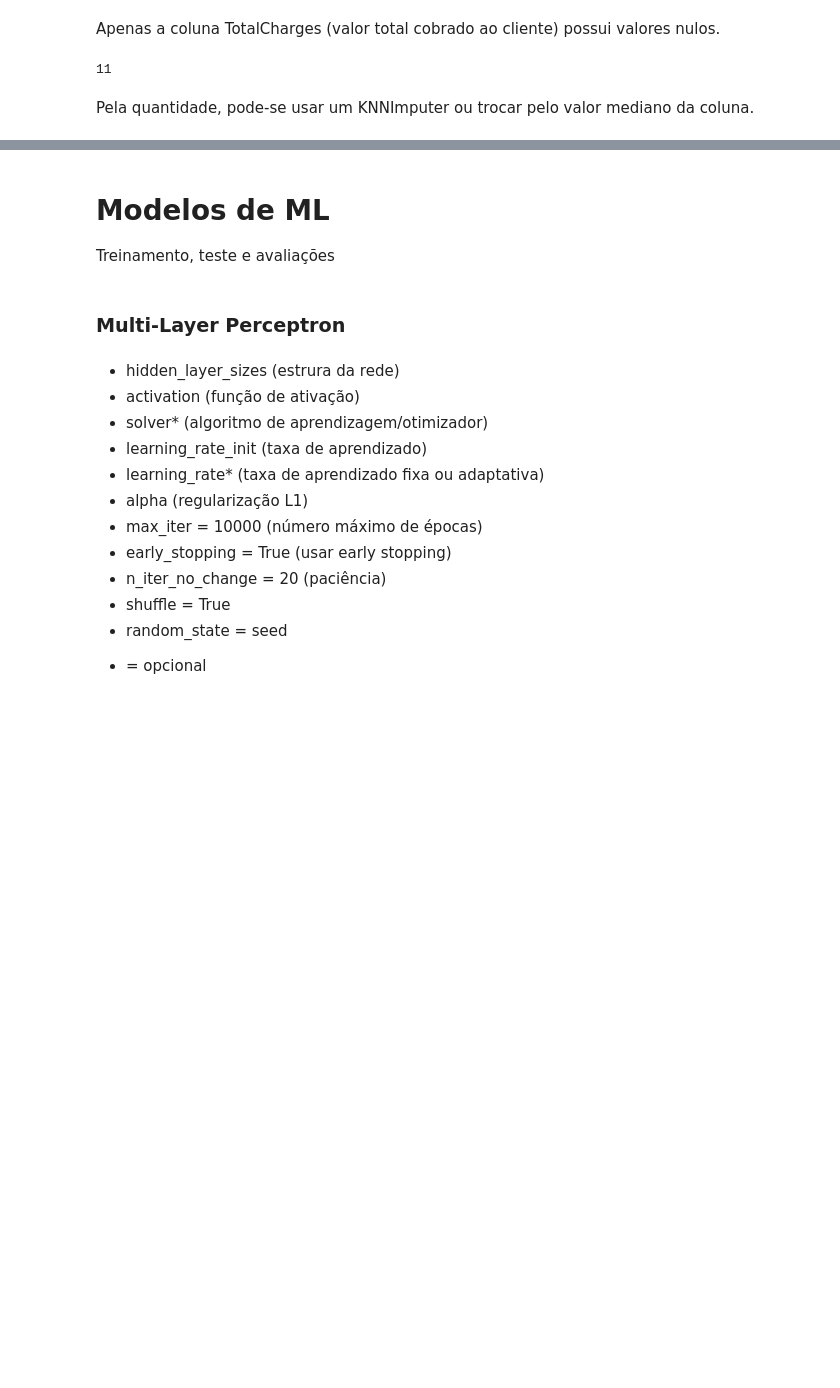
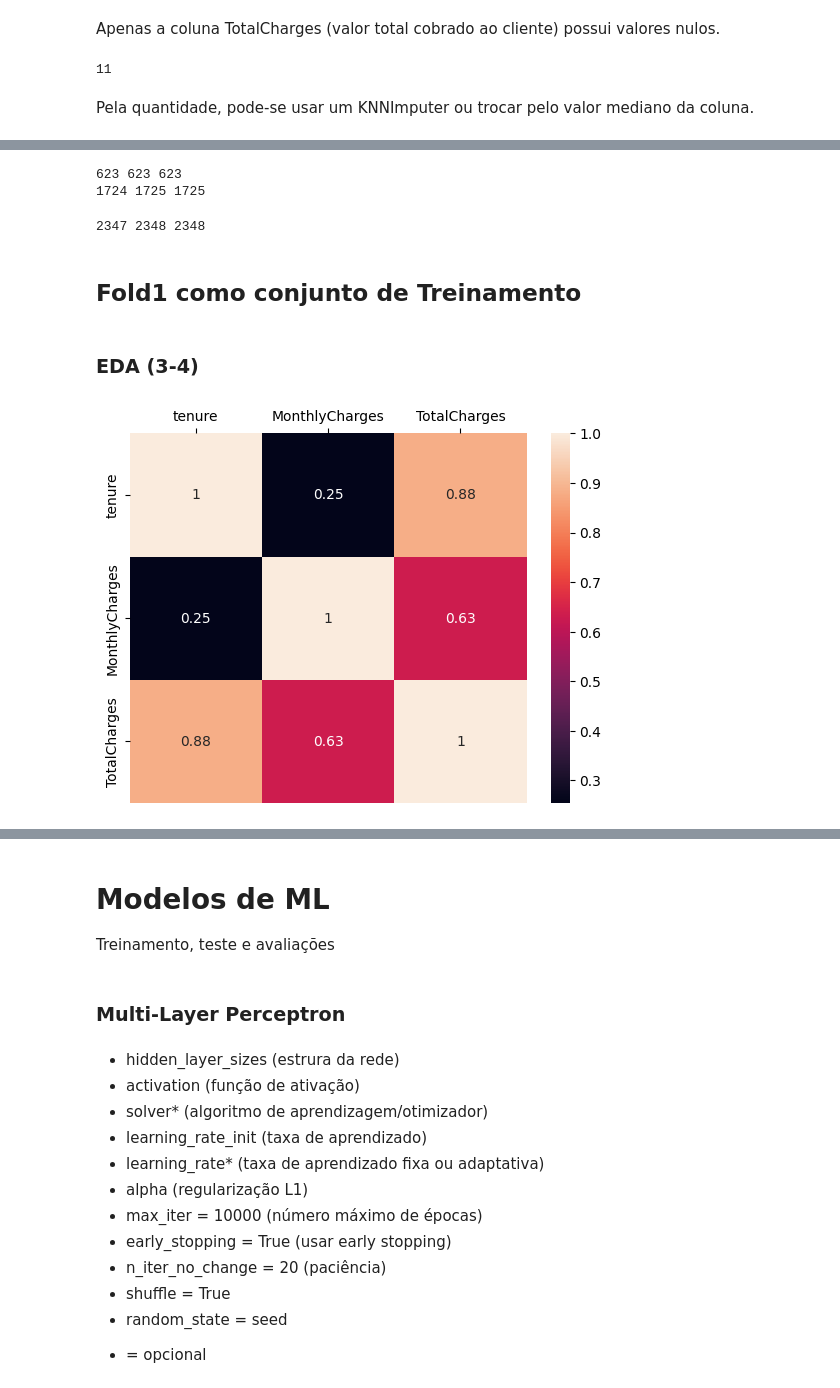
Before and after one commit to pedrobslima/redes_neurais, a Jupyter notebook: projeto_rn.ipynb, the cells around one changed output, grey strips where cells are left out. Cells and saved outputs as stored; diff of their text form; code cells hidden in the pictures; blank space fills up the shorter version.

```diff
--- a/projeto_rn.ipynb
+++ b/projeto_rn.ipynb
@@ -318,9 +322,16 @@ dtype: int64
 # %%
 # Quantiades de cada valor único por coluna
-for col in df.columns:
+nmrc_cols = []
+cat_cols = []
+
+for col in df.drop(columns=['Churn']).columns:
     unique_values = df[col].value_counts()
     if(len(unique_values) <= 4):
         print(unique_values, '\n')
+        df[col] = df[col].astype('category')
+        cat_cols.append(col)
+    else:
+        nmrc_cols.append(col)
 # %% [output]
 gender
 Male      3555
@@ -373,0 +415,40 @@ Pela quantidade, pode-se usar um KNNImputer ou trocar pelo valor mediano da colu
+# %%
+#df_no_churn = df[df['Churn']==0]
+#df_churn = df[df["Churn"]==1]
+
+churn_f1, churn_f3 = train_test_split(df[df["Churn"]=="Yes"], test_size=1/3, shuffle=True, random_state=seed)
+churn_f1, churn_f2 = train_test_split(churn_f1, test_size=0.5, shuffle=True, random_state=seed)
+
+print(len(churn_f1), len(churn_f2), len(churn_f3))
+
+nochurn_f1, nochurn_f3 = train_test_split(df[df["Churn"]=="No"], test_size=1/3, shuffle=True, random_state=seed)
+nochurn_f1, nochurn_f2 = train_test_split(nochurn_f1, test_size=0.5, shuffle=True, random_state=seed)
+
+print(len(nochurn_f1), len(nochurn_f2), len(nochurn_f3))
+# %% [output]
+623 623 623
+1724 1725 1725
+# %%
+# Junção dos folds
+fold1 = pd.concat([churn_f1, nochurn_f1])
+fold2 = pd.concat([churn_f2, nochurn_f2])
+fold3 = pd.concat([churn_f3, nochurn_f3])
+print(len(fold1), len(fold2), len(fold3))
+# %% [output]
+2347 2348 2348
+# %% [markdown]
+## Fold1 como conjunto de Treinamento
+# %%
+df_train1 = fold1.copy()
+df_val1 = fold2.copy()
+df_test1 = fold3.copy()
+# %% [markdown]
+### EDA (3-4)
+# %%
+#plt.figure(figsize=(20,10))
+hm = sns.heatmap(df_train1[nmrc_cols].corr(method='spearman'), annot=True)
+hm.set(xlabel="", ylabel="")
+hm.xaxis.tick_top()
+plt.show()
+# %% [output]
+[figure, added]
```
Also changed, not shown: parts of 61 cells of this notebook.
